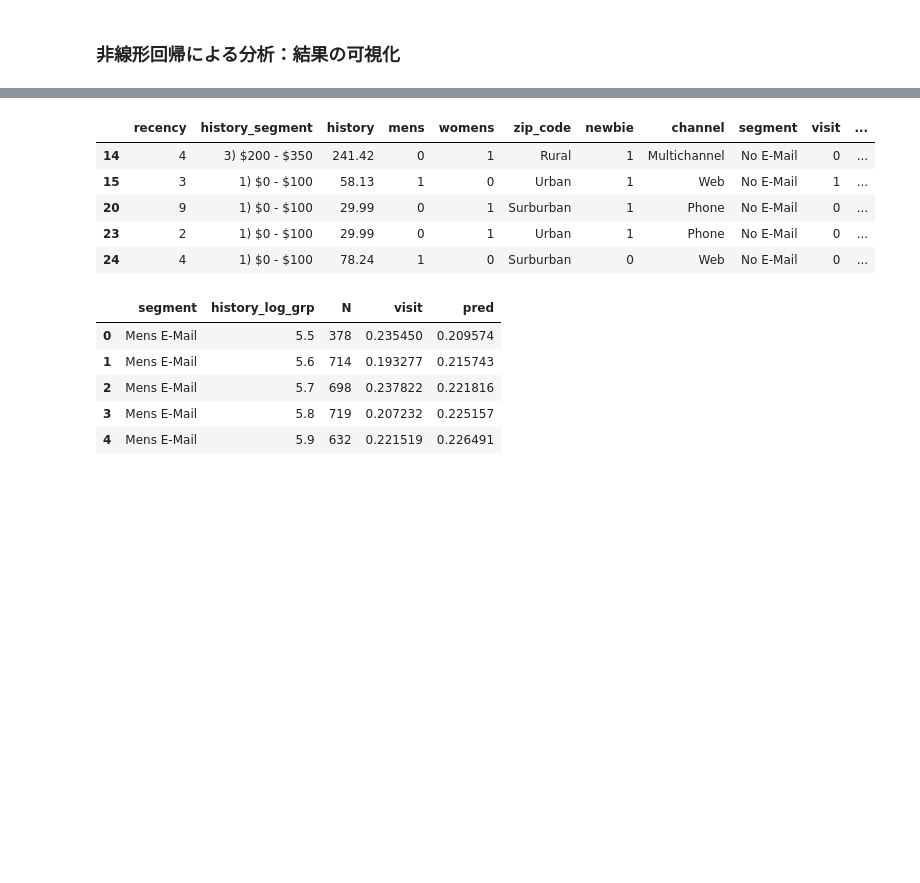
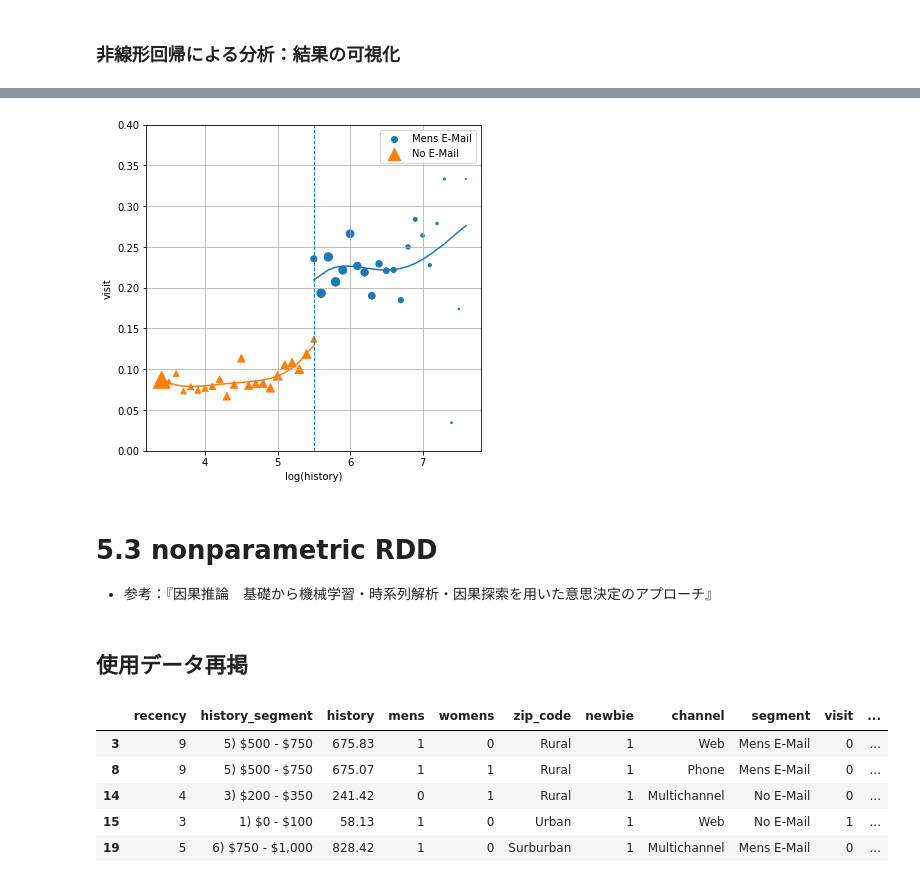
Before and after one commit to Kay-YOSHI/Causal-Inference, a Jupyter notebook: Ch5_RDD.ipynb, the cells around one changed output, grey strips where cells are left out. Saved outputs shown, nothing was run; the diff lists cells and outputs as text; code cells hidden in the pictures; blank space fills up the shorter version.

```diff
--- a/Ch5_RDD.ipynb
+++ b/Ch5_RDD.ipynb
@@ -233,0 +360,42 @@ print((reg_r.params[0] + reg_r.params[1] * 5.5 + reg_r.params[2] * (5.5 ** 2) +
+# %%
+# 描画
+fig, ax = plt.subplots(figsize=(6, 6))
+
+# 散布図
+ax.scatter(
+    meanvisit[meanvisit["segment"] == "Mens E-Mail"]["history_log_grp"],
+    meanvisit[meanvisit["segment"] == "Mens E-Mail"]["visit"],
+    marker="o",
+    label="Mens E-Mail",
+    s=meanvisit[meanvisit["segment"] == "Mens E-Mail"]["N"] / 10,
+)
+ax.scatter(
+    meanvisit[meanvisit["segment"] == "No E-Mail"]["history_log_grp"],
+    meanvisit[meanvisit["segment"] == "No E-Mail"]["visit"],
+    marker="^",
+    label="No E-Mail",
+    s=meanvisit[meanvisit["segment"] == "No E-Mail"]["N"] / 10,
+)
+
+# 回帰直線
+ax.plot(
+    meanvisit[meanvisit["segment"] == "Mens E-Mail"]["history_log_grp"],
+    meanvisit[meanvisit["segment"] == "Mens E-Mail"]["pred"],
+)  # カットオフ値以上
+ax.plot(
+    meanvisit[meanvisit["segment"] == "No E-Mail"]["history_log_grp"],
+    meanvisit[meanvisit["segment"] == "No E-Mail"]["pred"],
+)  # カットオフ値未満
+
+# その他
+ax.vlines(x=5.5, ymin=0, ymax=0.4, linestyle="--", linewidth=1)
+ax.set_xlabel("log(history)")
+ax.set_ylabel("visit")
+ax.set_ylim(0, 0.4)
+ax.legend(loc="best")
+ax.grid(True)
+# %% [output]
+[figure, added]
+# %% [markdown]
+# 5.3 nonparametric RDD
+- 参考：『因果推論　基礎から機械学習・時系列解析・因果探索を用いた意思決定のアプローチ』
@@ -234,23 +408,12 @@ print((reg_r.params[0] + reg_r.params[1] * 5.5 + reg_r.params[2] * (5.5 ** 2) +
+# %% [markdown]
+## 使用データ再掲
 # %%
-rdd_data_lr.head()
+rdd_data.head()
 # %% [output]
 |  | recency | history_segment | history | mens | womens | zip_code | newbie | channel | segment | visit | ... |
+| 3 | 9 | 5) $500 - $750 | 675.83 | 1 | 0 | Rural | 1 | Web | Mens E-Mail | 0 | ... |
+| 8 | 9 | 5) $500 - $750 | 675.07 | 1 | 1 | Rural | 1 | Phone | Mens E-Mail | 0 | ... |
 | 14 | 4 | 3) $200 - $350 | 241.42 | 0 | 1 | Rural | 1 | Multichannel | No E-Mail | 0 | ... |
 | 15 | 3 | 1) $0 - $100 | 58.13 | 1 | 0 | Urban | 1 | Web | No E-Mail | 1 | ... |
-| 20 | 9 | 1) $0 - $100 | 29.99 | 0 | 1 | Surburban | 1 | Phone | No E-Mail | 0 | ... |
-| 23 | 2 | 1) $0 - $100 | 29.99 | 0 | 1 | Urban | 1 | Phone | No E-Mail | 0 | ... |
-| 24 | 4 | 1) $0 - $100 | 78.24 | 1 | 0 | Surburban | 0 | Web | No E-Mail | 0 | ... |
+| 19 | 5 | 6) $750 - $1,000 | 828.42 | 1 | 0 | Surburban | 1 | Multichannel | Mens E-Mail | 0 | ... |
-# %%
-# 図作成用データ
-rdd_data_lr = pd.concat([rdd_data_l, rdd_data_r], axis = 0)
-meanvisit = rdd_data_lr.groupby(["segment", "history_log_grp"]).agg(N = ("visit", "count"), visit = ("visit", "mean"), pred = ("pred", "mean")).reset_index()
-meanvisit = meanvisit[meanvisit["N"] > 10]
-meanvisit.head()
-# %% [output]
-|  | segment | history_log_grp | N | visit | pred |
-| 0 | Mens E-Mail | 5.5 | 378 | 0.235450 | 0.209574 |
-| 1 | Mens E-Mail | 5.6 | 714 | 0.193277 | 0.215743 |
-| 2 | Mens E-Mail | 5.7 | 698 | 0.237822 | 0.221816 |
-| 3 | Mens E-Mail | 5.8 | 719 | 0.207232 | 0.225157 |
-| 4 | Mens E-Mail | 5.9 | 632 | 0.221519 | 0.226491 |
 # %%
```
Also changed, not shown: parts of 27 cells of this notebook.
